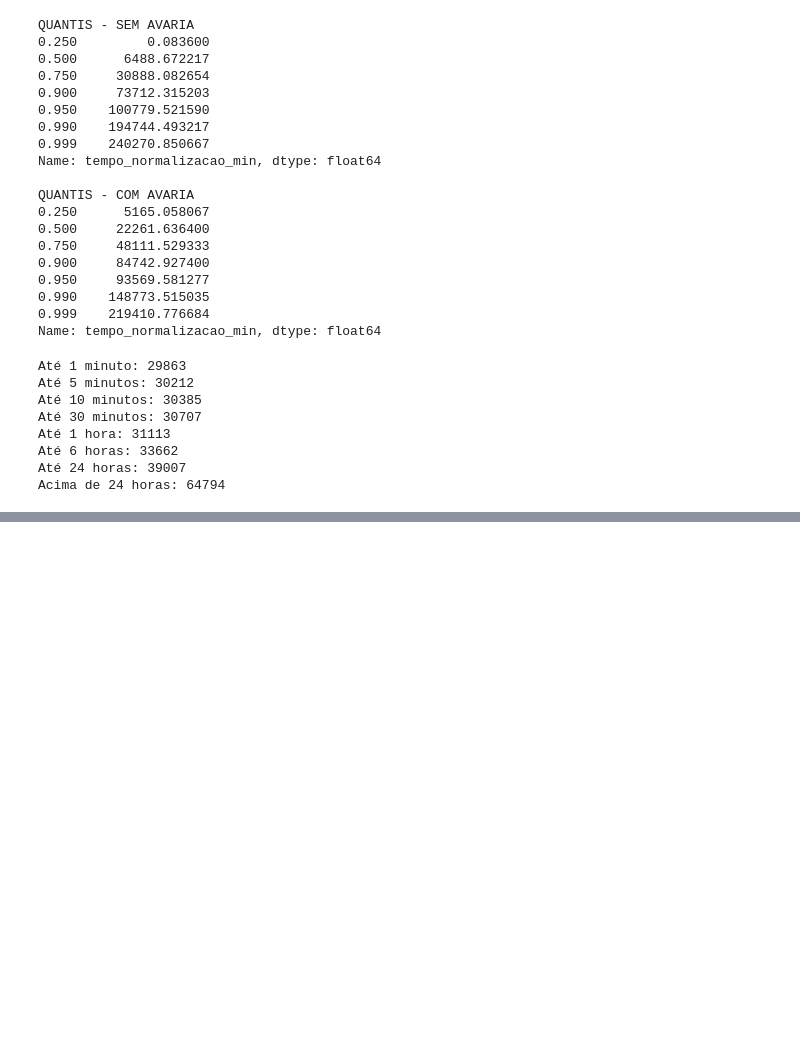
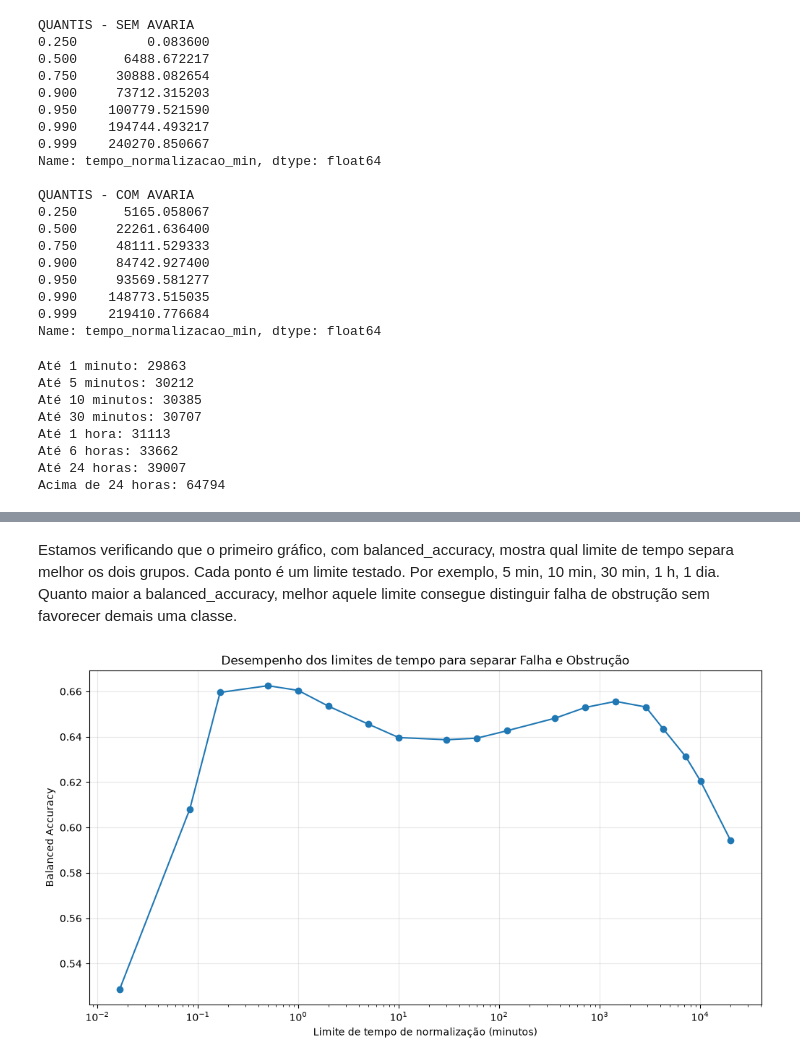
Before and after one commit to joaocardosodias/Lumem, a Jupyter notebook: eda/hipoteses/hipótese_5.ipynb, the cells around one changed output, grey strips where cells are left out. Drawn from its saved outputs; the diff is of its cells as text; code cells hidden in the pictures; blank space fills up the shorter version.

Commit message:
feat: testando e tentando encontrar um tempo que consiga diferir obstrução e falha

```diff
--- a/eda/hipoteses/hipótese_5.ipynb
+++ b/eda/hipoteses/hipótese_5.ipynb
@@ -1474,0 +1653,6 @@ Acima de 24 horas: 64794
+# %%
+base_limite = base_match[
+    base_match["classe_evento"].isin(
+        ["obstrucao", "falha"]
+    )
+].copy()
@@ -1474,0 +1747,11 @@ Acima de 24 horas: 64794
+# %%
+resultado_limites = pd.DataFrame(resultados)
+
+resultado_limites = resultado_limites.sort_values(
+    "balanced_accuracy",
+    ascending=False
+)
+
+print(
+    resultado_limites.head(15).to_string(index=False)
+)
@@ -1474,0 +1775,30 @@ Acima de 24 horas: 64794
+# %% [markdown]
+Estamos verificando que o primeiro gráfico, com balanced_accuracy, mostra qual limite de tempo separa melhor os dois grupos. Cada ponto é um limite testado. Por exemplo, 5 min, 10 min, 30 min, 1 h, 1 dia. Quanto maior a balanced_accuracy, melhor aquele limite consegue distinguir falha de obstrução sem favorecer demais uma classe.
+# %%
+
+import matplotlib.pyplot as plt
+
+# Ordenar pelo limite para o gráfico
+grafico_limites = resultado_limites.sort_values("limite_min")
+
+plt.figure(figsize=(12, 6))
+
+plt.plot(
+    grafico_limites["limite_min"],
+    grafico_limites["balanced_accuracy"],
+    marker="o"
+)
+
+plt.xscale("log")
+
+plt.xlabel("Limite de tempo de normalização (minutos)")
+plt.ylabel("Balanced Accuracy")
+plt.title(
+    "Desempenho dos limites de tempo para separar Falha e Obstrução"
+)
+
+plt.grid(True, alpha=0.3)
+
+plt.show()
+# %% [output]
+[figure, added]
```
Also changed, not shown: parts of 19 cells of this notebook.
